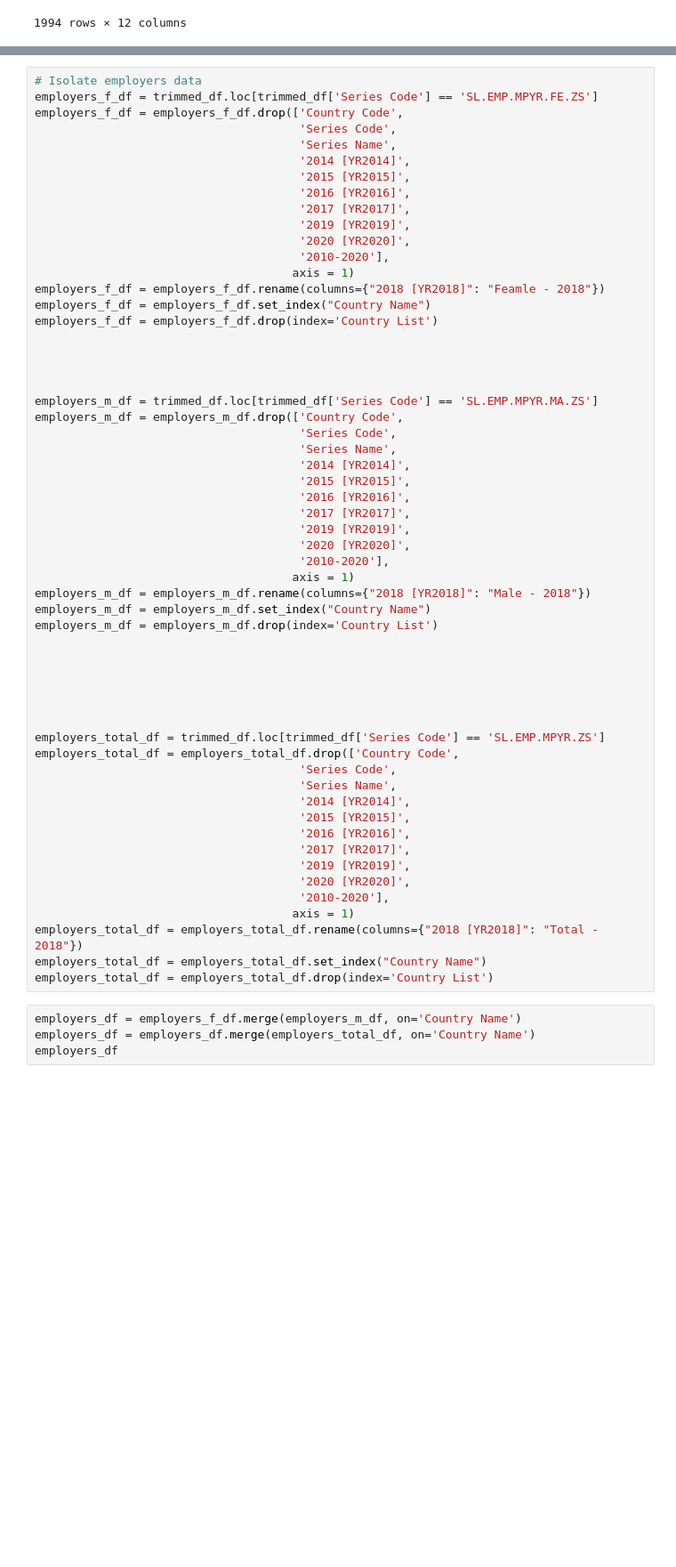
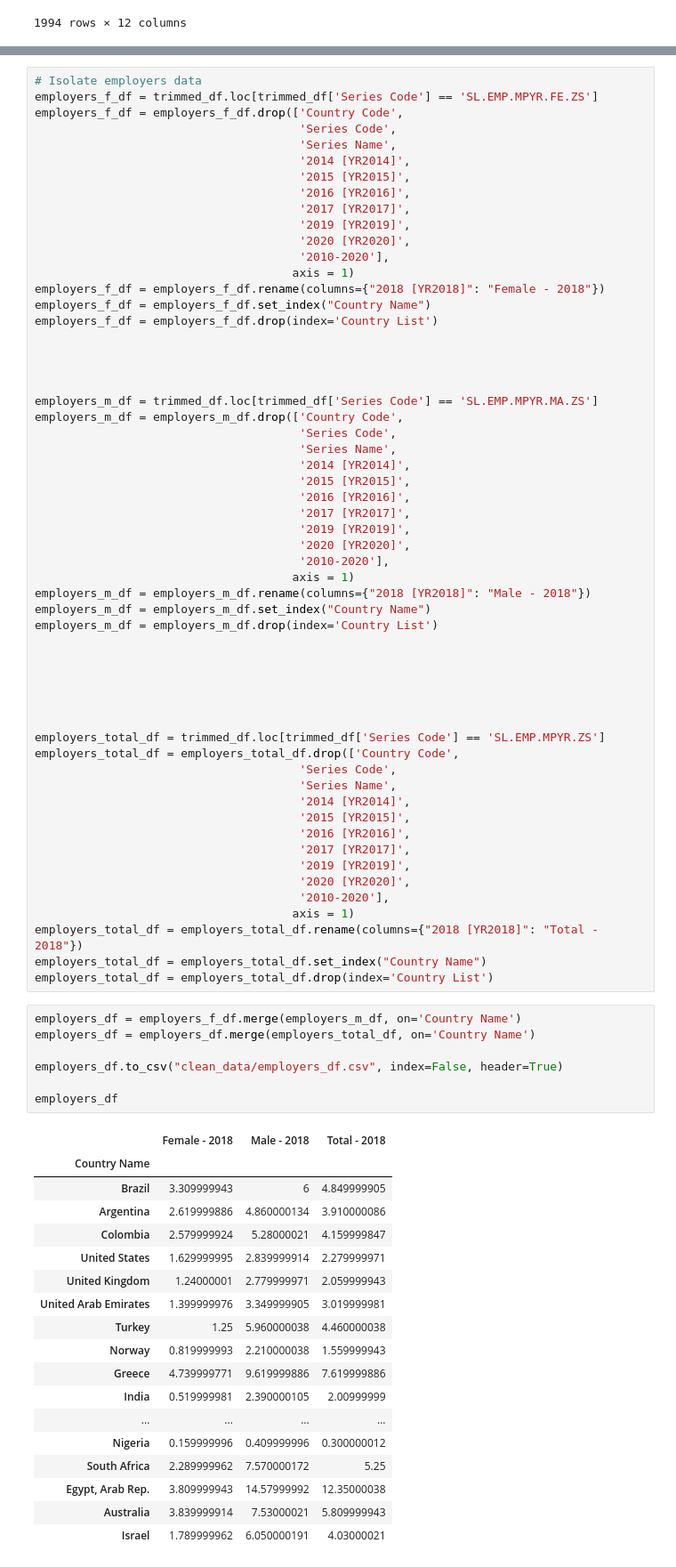
Before and after one commit to Keh4/Project-1---Team-3, a Jupyter notebook: Working_file_no_3.ipynb, the cells around one changed output, grey strips where cells are left out. Shown: that part at 89% size. Drawn from its saved outputs; the diff is of its cells as text; blank space fills up the shorter version.

Commit message:
Fixed some data frames and added csv exports

```diff
--- a/Working_file_no_3.ipynb
+++ b/Working_file_no_3.ipynb
@@ -126,7 +185,7 @@ employers_f_df = employers_f_df.drop(['Country Code',
                                       '2020 [YR2020]',
                                       '2010-2020'],
                                      axis = 1)
-employers_f_df = employers_f_df.rename(columns={"2018 [YR2018]": "Feamle - 2018"})
+employers_f_df = employers_f_df.rename(columns={"2018 [YR2018]": "Female - 2018"})
 employers_f_df = employers_f_df.set_index("Country Name")
 employers_f_df = employers_f_df.drop(index='Country List')
 
@@ -172,5 +231,27 @@ employers_total_df = employers_total_df.drop(index='Country List')
 # %%
 employers_df = employers_f_df.merge(employers_m_df, on='Country Name')
 employers_df = employers_df.merge(employers_total_df, on='Country Name')
+
+employers_df.to_csv("clean_data/employers_df.csv", index=False, header=True)
+
 employers_df
+# %% [output]
+|  | Female - 2018 | Male - 2018 | Total - 2018 |
+| Country Name |  |  |  |
+| Brazil | 3.309999943 | 6 | 4.849999905 |
+| Argentina | 2.619999886 | 4.860000134 | 3.910000086 |
+| Colombia | 2.579999924 | 5.28000021 | 4.159999847 |
+| United States | 1.629999995 | 2.839999914 | 2.279999971 |
+| United Kingdom | 1.24000001 | 2.779999971 | 2.059999943 |
+| United Arab Emirates | 1.399999976 | 3.349999905 | 3.019999981 |
+| Turkey | 1.25 | 5.960000038 | 4.460000038 |
+| Norway | 0.819999993 | 2.210000038 | 1.559999943 |
+| Greece | 4.739999771 | 9.619999886 | 7.619999886 |
+| India | 0.519999981 | 2.390000105 | 2.00999999 |
+| ... | ... | ... | ... |
+| Nigeria | 0.159999996 | 0.409999996 | 0.300000012 |
+| South Africa | 2.289999962 | 7.570000172 | 5.25 |
+| Egypt, Arab Rep. | 3.809999943 | 14.57999992 | 12.35000038 |
+| Australia | 3.839999914 | 7.53000021 | 5.809999943 |
+| Israel | 1.789999962 | 6.050000191 | 4.03000021 |
 # %%
```
Also changed, not shown: parts of 14 cells of this notebook, 7 other files.
